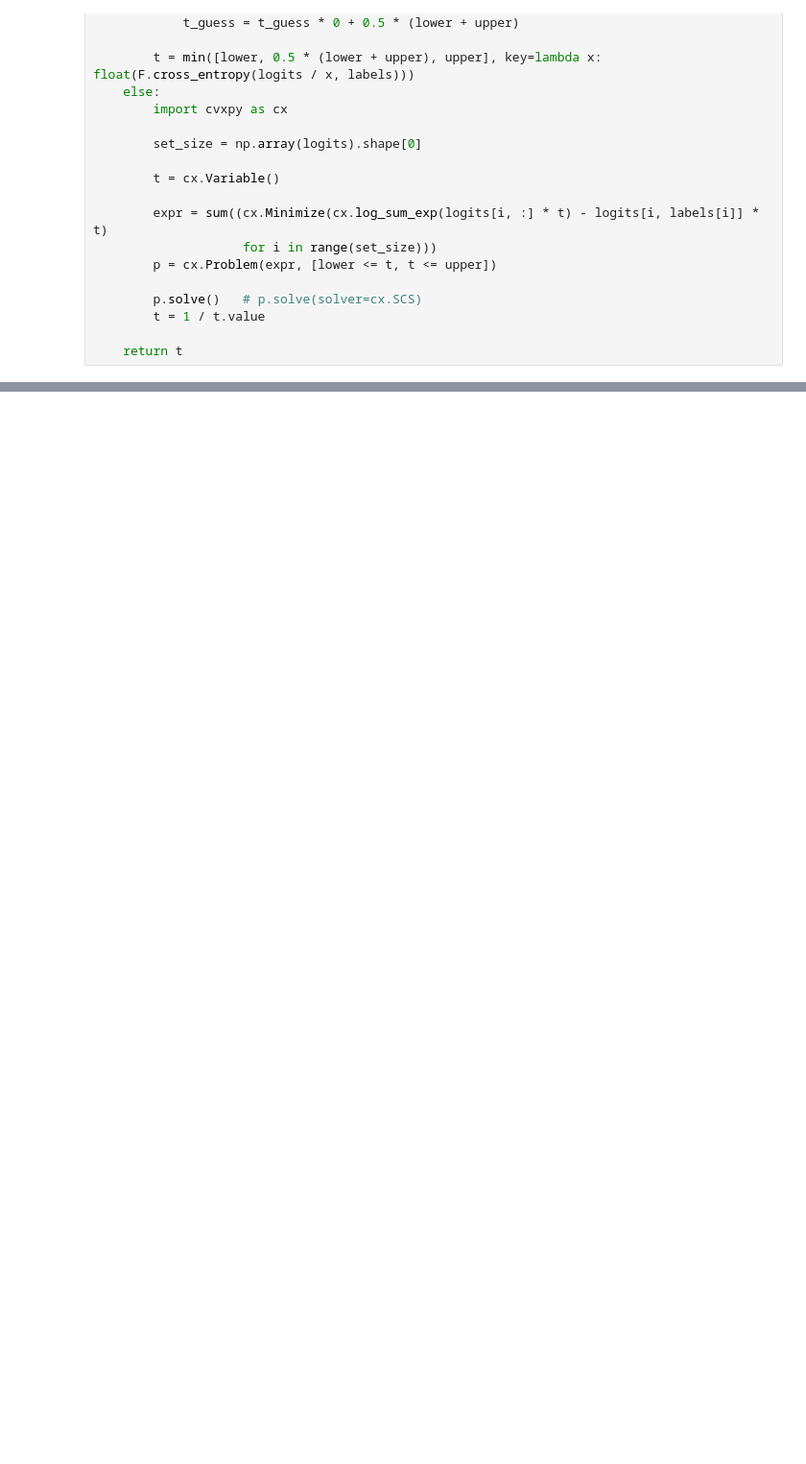
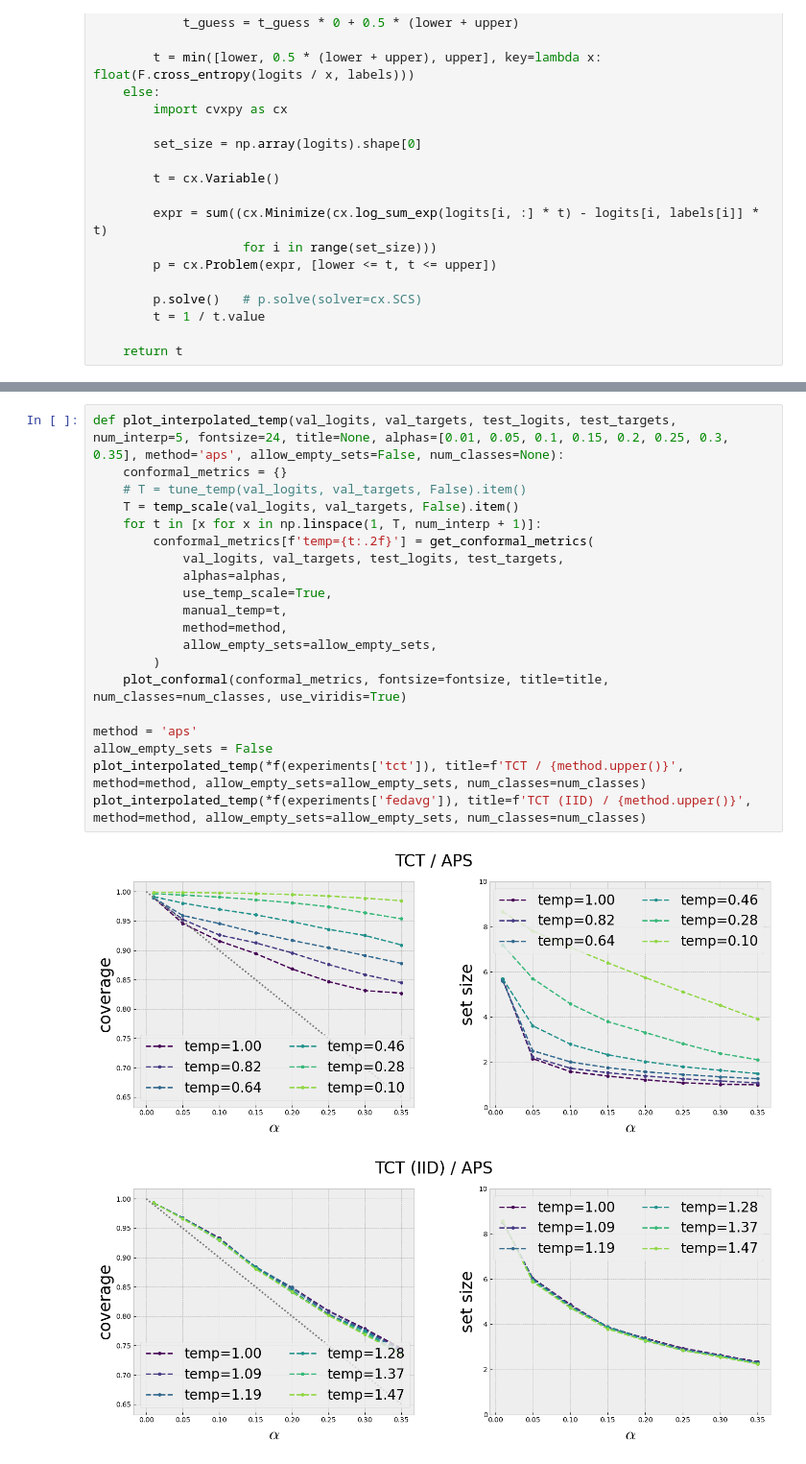
Before and after one commit to clu5/federated-conformal, a Jupyter notebook: calibration.ipynb, the cells around one changed output, grey strips where cells are left out. Shown at 96% size. Saved outputs shown, nothing was run; the diff lists cells and outputs as text; blank space fills up the shorter version.

```diff
--- a/calibration.ipynb
+++ b/calibration.ipynb
@@ -346,0 +542,23 @@ plot_temp(tct_val_scores, tct_val_targets, tct_test_scores, tct_test_targets, ti
+# %%
+def plot_interpolated_temp(val_logits, val_targets, test_logits, test_targets, num_interp=5, fontsize=24, title=None, alphas=[0.01, 0.05, 0.1, 0.15, 0.2, 0.25, 0.3, 0.35], method='aps', allow_empty_sets=False, num_classes=None):
+    conformal_metrics = {}
+    # T = tune_temp(val_logits, val_targets, False).item()
+    T = temp_scale(val_logits, val_targets, False).item()
+    for t in [x for x in np.linspace(1, T, num_interp + 1)]:
+        conformal_metrics[f'temp={t:.2f}'] = get_conformal_metrics(
+            val_logits, val_targets, test_logits, test_targets,
+            alphas=alphas,
+            use_temp_scale=True,
+            manual_temp=t,
+            method=method,
+            allow_empty_sets=allow_empty_sets,
+        )
+    plot_conformal(conformal_metrics, fontsize=fontsize, title=title, num_classes=num_classes, use_viridis=True)
+
+method = 'aps'
+allow_empty_sets = False
+plot_interpolated_temp(*f(experiments['tct']), title=f'TCT / {method.upper()}', method=method, allow_empty_sets=allow_empty_sets, num_classes=num_classes)
+plot_interpolated_temp(*f(experiments['fedavg']), title=f'TCT (IID) / {method.upper()}', method=method, allow_empty_sets=allow_empty_sets, num_classes=num_classes)
+# %% [output]
+[figure, added]
+[figure, added]
```
Also changed, not shown: parts of 36 cells of this notebook, 7 other files.
